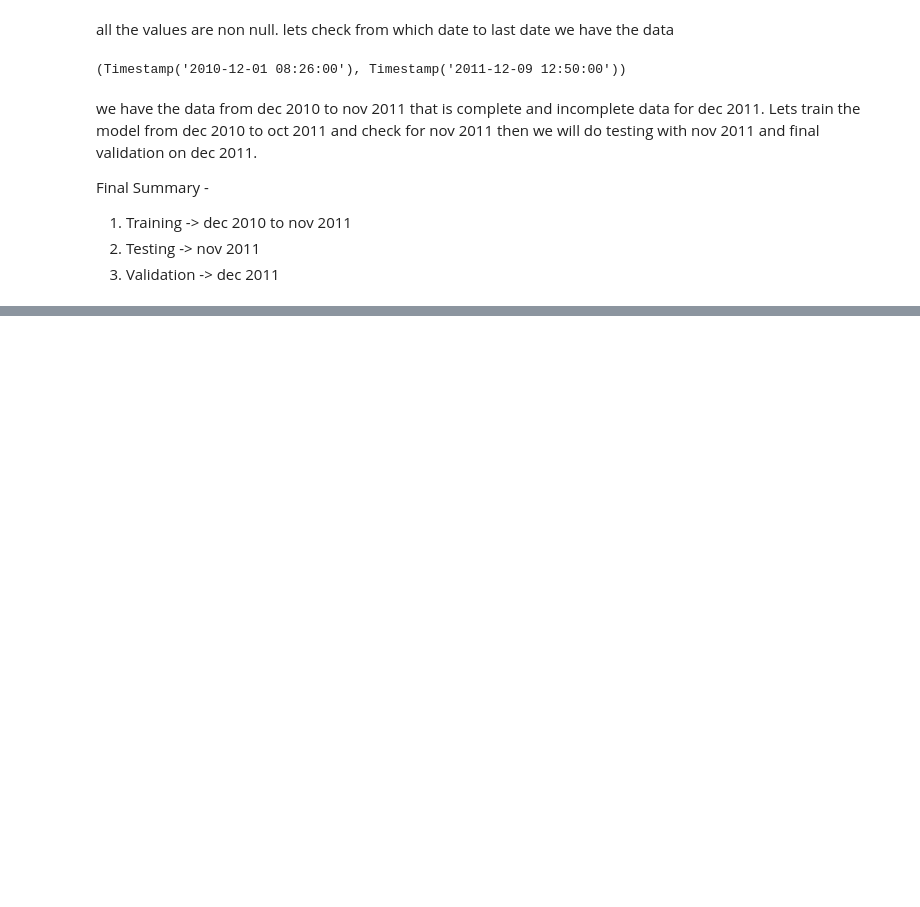
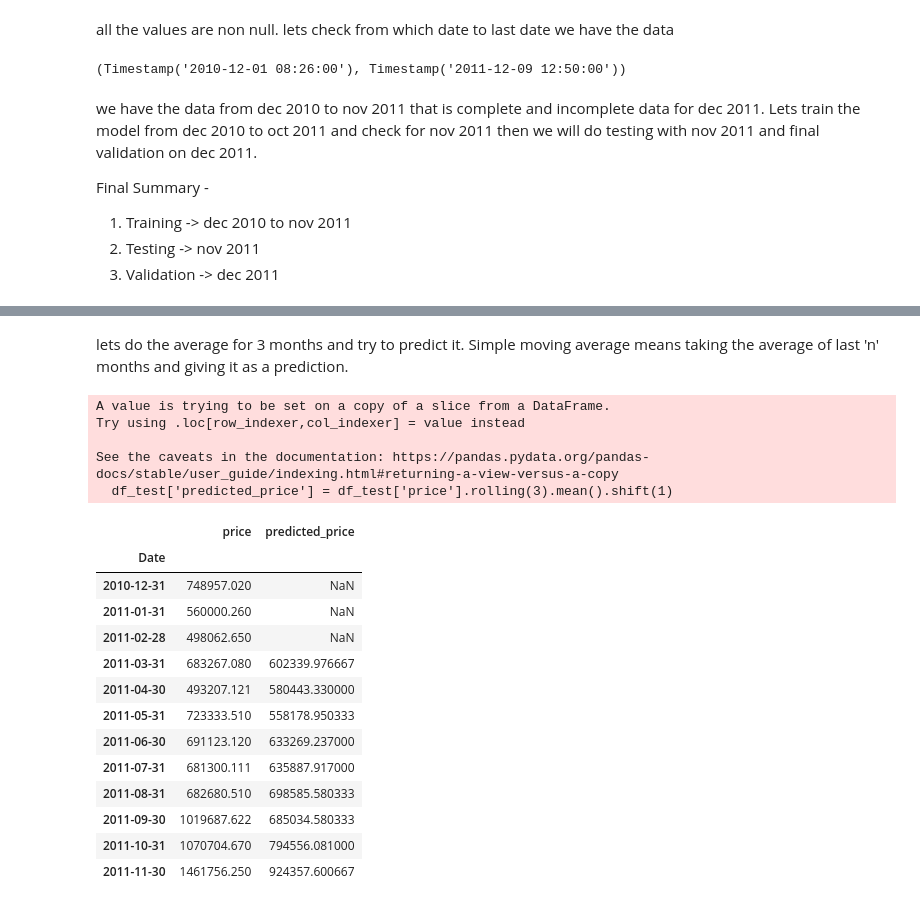
Before and after one commit to Harshraj77/data_science_and_ml_learning, a Jupyter notebook: time_series/SMA_Online_Retail.ipynb, the cells around one changed output, grey strips where cells are left out. Cells and saved outputs as stored; diff of their text form; code cells hidden in the pictures; blank space fills up the shorter version.

Commit message:
3 months average

```diff
--- a/time_series/SMA_Online_Retail.ipynb
+++ b/time_series/SMA_Online_Retail.ipynb
@@ -87,0 +107,28 @@ TypeError: Only valid with DatetimeIndex, TimedeltaIndex or PeriodIndex, but got
+# %% [markdown]
+lets do the average for 3 months and try to predict it.
+Simple moving average means taking the average of last 'n' months and giving it as a prediction.
+# %%
+df_test['predicted_price'] = df_test['price'].rolling(3).mean().shift(1)
+# %% [output]
+A value is trying to be set on a copy of a slice from a DataFrame.
+Try using .loc[row_indexer,col_indexer] = value instead
+
+See the caveats in the documentation: https://pandas.pydata.org/pandas-docs/stable/user_guide/indexing.html#returning-a-view-versus-a-copy
+  df_test['predicted_price'] = df_test['price'].rolling(3).mean().shift(1)
+# %%
+df_test
+# %% [output]
+|  | price | predicted_price |
+| Date |  |  |
+| 2010-12-31 | 748957.020 | NaN |
+| 2011-01-31 | 560000.260 | NaN |
+| 2011-02-28 | 498062.650 | NaN |
+| 2011-03-31 | 683267.080 | 602339.976667 |
+| 2011-04-30 | 493207.121 | 580443.330000 |
+| 2011-05-31 | 723333.510 | 558178.950333 |
+| 2011-06-30 | 691123.120 | 633269.237000 |
+| 2011-07-31 | 681300.111 | 635887.917000 |
+| 2011-08-31 | 682680.510 | 698585.580333 |
+| 2011-09-30 | 1019687.622 | 685034.580333 |
+| 2011-10-31 | 1070704.670 | 794556.081000 |
+| 2011-11-30 | 1461756.250 | 924357.600667 |
```
Also changed, not shown: parts of 8 cells of this notebook.
